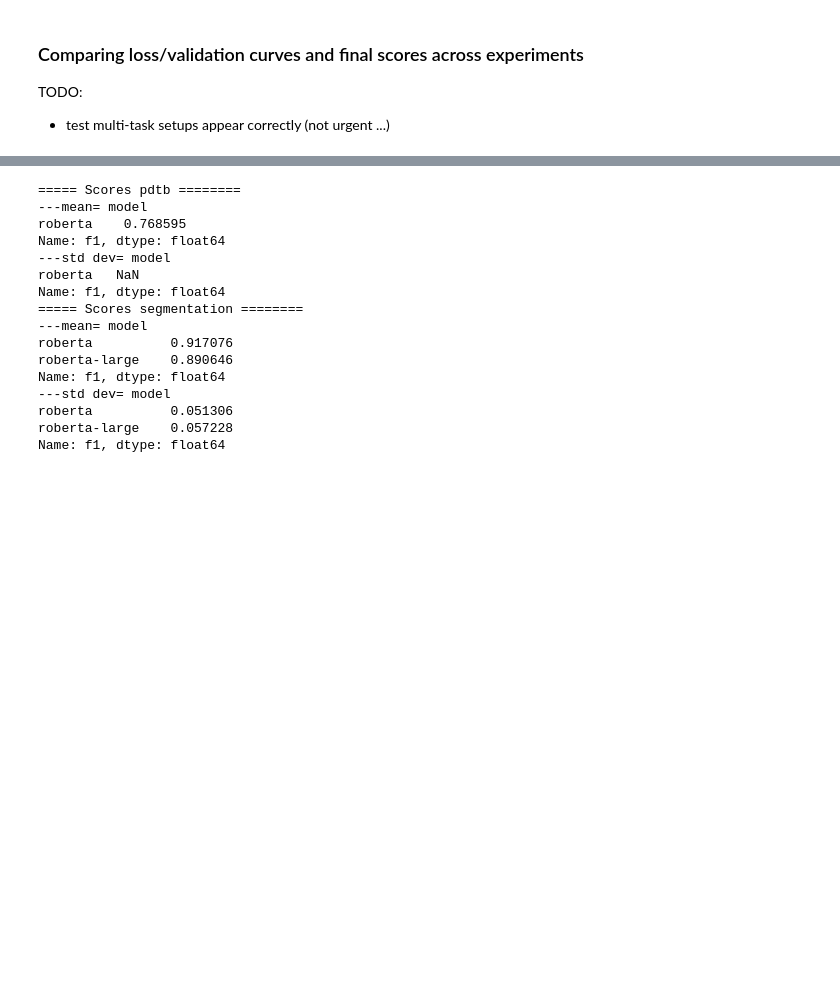
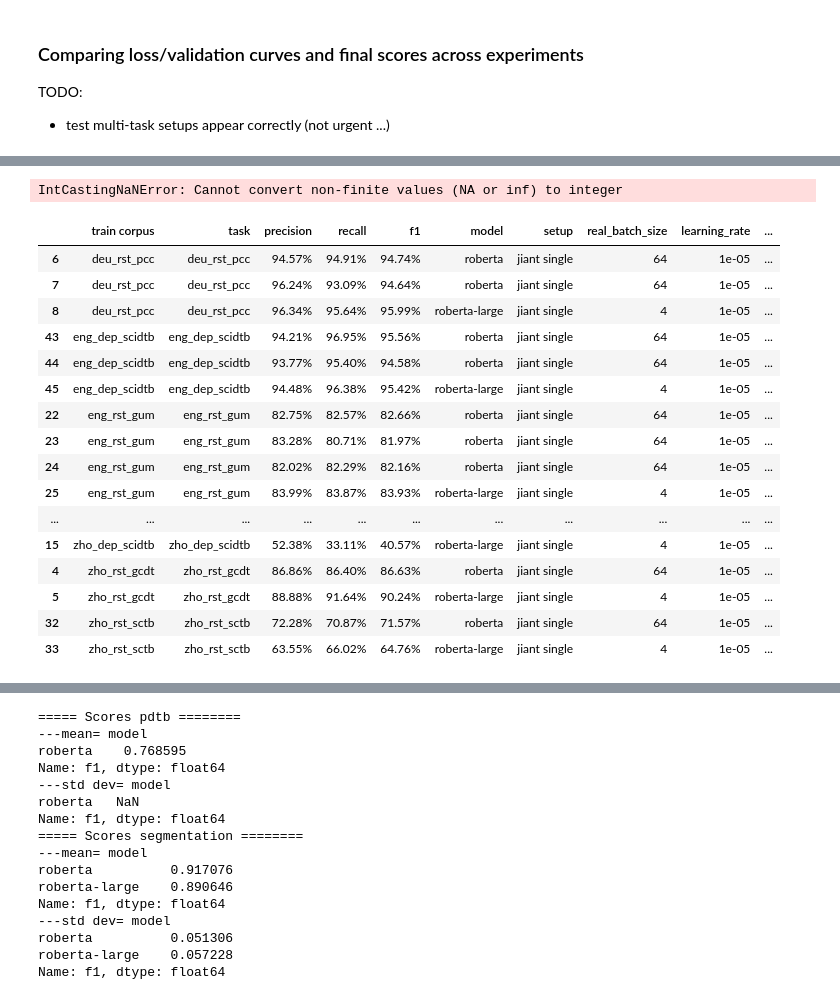
Before and after one commit to phimit/jiant, a Jupyter notebook: scripts/vizu_results.ipynb, the cells around one changed output, grey strips where cells are left out. Saved outputs shown, nothing was run; the diff lists cells and outputs as text; code cells hidden in the pictures; blank space fills up the shorter version.

```diff
--- a/scripts/vizu_results.ipynb
+++ b/scripts/vizu_results.ipynb
@@ -42,0 +43,50 @@ val_scores
+# %%
+val_scores = collect_final_result(config["tasks"],["roberta","roberta-large","bert"],config,task_type="split",best_metadata=False)
+# this should be read from args/config; hardcoded for now
+val_scores["real_batch_size"] = val_scores["real_batch_size"].astype(int)
+
+val_scores["epochs"].replace(to_replace=[None],value=30,inplace=True)
+val_scores["epochs"] = val_scores["epochs"].astype(int)
+# default -> replace
+val_scores["max_seq_length"].replace([None],180,inplace=True)
+
+val_scores["patience"] = 10
+#val_scores["eval steps"] = 500
+val_scores["setup"] = "jiant single"
+val_scores["train corpus"] = val_scores["task"]
+################
+val_scores = val_scores.reset_index(drop=True)
+val_scores.sort_values(by=["task","model","real_batch_size"])
+# %% [output]
+IntCastingNaNError: Cannot convert non-finite values (NA or inf) to integer
+# %%
+columns = ["train corpus","task","precision","recall","f1","model","setup","real_batch_size","learning_rate","freeze_layers","epochs","patience","max_seq_length"]
+
+formatter = formatter={('learning_rate'): '{:.2g}'.format,
+                                   ('f1'):'{:.2%}'.format,
+                                   ('precision'):'{:.2%}'.format,
+                                   ('recall'):'{:.2%}'.format,
+                          }
+
+scores = val_scores[~val_scores["task"].str.contains("pdtb")].sort_values(by=["task","model"])
+#scores[].to_latex())
+#scores[columns].to_csv("scores.csv",index=False)
+scores[columns].style.format(formatter=formatter)
+# %% [output]
+|  | train corpus | task | precision | recall | f1 | model | setup | real_batch_size | learning_rate | ... |
+| 6 | deu_rst_pcc | deu_rst_pcc | 94.57% | 94.91% | 94.74% | roberta | jiant single | 64 | 1e-05 | ... |
+| 7 | deu_rst_pcc | deu_rst_pcc | 96.24% | 93.09% | 94.64% | roberta | jiant single | 64 | 1e-05 | ... |
+| 8 | deu_rst_pcc | deu_rst_pcc | 96.34% | 95.64% | 95.99% | roberta-large | jiant single | 4 | 1e-05 | ... |
+| 43 | eng_dep_scidtb | eng_dep_scidtb | 94.21% | 96.95% | 95.56% | roberta | jiant single | 64 | 1e-05 | ... |
+| 44 | eng_dep_scidtb | eng_dep_scidtb | 93.77% | 95.40% | 94.58% | roberta | jiant single | 64 | 1e-05 | ... |
+| 45 | eng_dep_scidtb | eng_dep_scidtb | 94.48% | 96.38% | 95.42% | roberta-large | jiant single | 4 | 1e-05 | ... |
+| 22 | eng_rst_gum | eng_rst_gum | 82.75% | 82.57% | 82.66% | roberta | jiant single | 64 | 1e-05 | ... |
+| 23 | eng_rst_gum | eng_rst_gum | 83.28% | 80.71% | 81.97% | roberta | jiant single | 64 | 1e-05 | ... |
+| 24 | eng_rst_gum | eng_rst_gum | 82.02% | 82.29% | 82.16% | roberta | jiant single | 64 | 1e-05 | ... |
+| 25 | eng_rst_gum | eng_rst_gum | 83.99% | 83.87% | 83.93% | roberta-large | jiant single | 4 | 1e-05 | ... |
+| ... | ... | ... | ... | ... | ... | ... | ... | ... | ... | ... |
+| 15 | zho_dep_scidtb | zho_dep_scidtb | 52.38% | 33.11% | 40.57% | roberta-large | jiant single | 4 | 1e-05 | ... |
+| 4 | zho_rst_gcdt | zho_rst_gcdt | 86.86% | 86.40% | 86.63% | roberta | jiant single | 64 | 1e-05 | ... |
+| 5 | zho_rst_gcdt | zho_rst_gcdt | 88.88% | 91.64% | 90.24% | roberta-large | jiant single | 4 | 1e-05 | ... |
+| 32 | zho_rst_sctb | zho_rst_sctb | 72.28% | 70.87% | 71.57% | roberta | jiant single | 64 | 1e-05 | ... |
+| 33 | zho_rst_sctb | zho_rst_sctb | 63.55% | 66.02% | 64.76% | roberta-large | jiant single | 4 | 1e-05 | ... |
```
Also changed, not shown: parts of 13 cells of this notebook, 8 other files.
